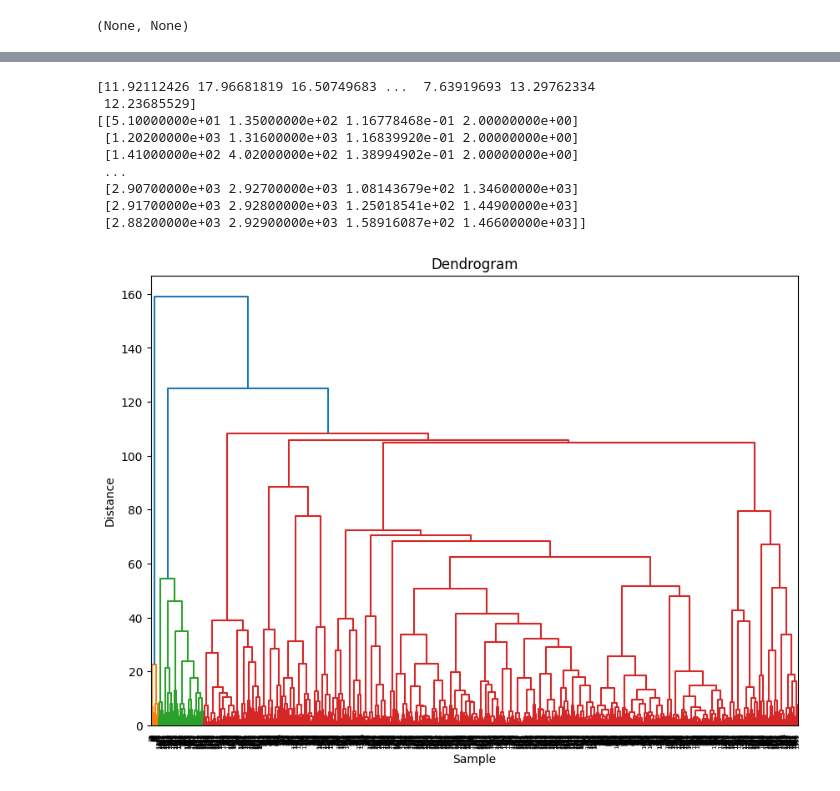
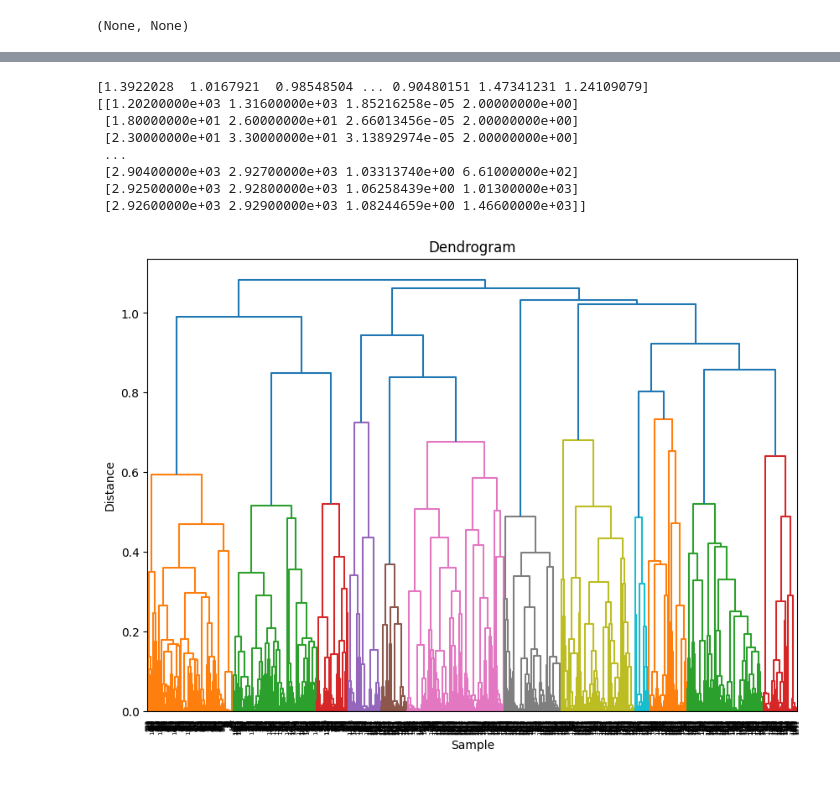
Before and after one commit to willyzzz/Barlow_twins_genes, a Jupyter notebook: data_analysis.ipynb, the cells around one changed output, grey strips where cells are left out. Saved outputs shown, nothing was run; the diff lists cells and outputs as text; code cells hidden in the pictures.

```diff
--- a/data_analysis.ipynb
+++ b/data_analysis.ipynb
@@ -64,18 +64,18 @@ import seaborn as sns
 import matplotlib.pyplot as plt
 from sklearn.preprocessing import StandardScaler
 
-def hierarchical_clustering(df):
+def hierarchical_clustering(df, metric, method):
 
     scaler = StandardScaler()
     df_scaled = pd.DataFrame(scaler.fit_transform(df), index=df.index, columns=df.columns)
 
 
-    distance_matrix = sch.distance.pdist(df_scaled, metric='euclidean')
+    distance_matrix = sch.distance.pdist(df_scaled, metric= metric)
 
     print(distance_matrix)
 
 
-    linkage_matrix = sch.linkage(distance_matrix, method='ward')
+    linkage_matrix = sch.linkage(distance_matrix, method= method)
 
     print(linkage_matrix)
 
@@ -137,13 +137,13 @@ hierarchical_clustering(exp)
 # %%
-hierarchical_clustering(embedding)
+# after barlow twins
+hierarchical_clustering(embedding, metric = 'correlation', method = 'average')
 # %% [output]
-[11.92112426 17.96681819 16.50749683 ...  7.63919693 13.29762334
- 12.23685529]
-[[5.10000000e+01 1.35000000e+02 1.16778468e-01 2.00000000e+00]
- [1.20200000e+03 1.31600000e+03 1.16839920e-01 2.00000000e+00]
- [1.41000000e+02 4.02000000e+02 1.38994902e-01 2.00000000e+00]
+[1.3922028  1.0167921  0.98548504 ... 0.90480151 1.47341231 1.24109079]
+[[1.20200000e+03 1.31600000e+03 1.85216258e-05 2.00000000e+00]
+ [1.80000000e+01 2.60000000e+01 2.66013456e-05 2.00000000e+00]
+ [2.30000000e+01 3.30000000e+01 3.13892974e-05 2.00000000e+00]
  ...
- [2.90700000e+03 2.92700000e+03 1.08143679e+02 1.34600000e+03]
- [2.91700000e+03 2.92800000e+03 1.25018541e+02 1.44900000e+03]
- [2.88200000e+03 2.92900000e+03 1.58916087e+02 1.46600000e+03]]
+ [2.90400000e+03 2.92700000e+03 1.03313740e+00 6.61000000e+02]
+ [2.92500000e+03 2.92800000e+03 1.06258439e+00 1.01300000e+03]
+ [2.92600000e+03 2.92900000e+03 1.08244659e+00 1.46600000e+03]]
-[figure, old version]
+[figure, new version]
```
Also changed, not shown: parts of 3 cells of this notebook.
